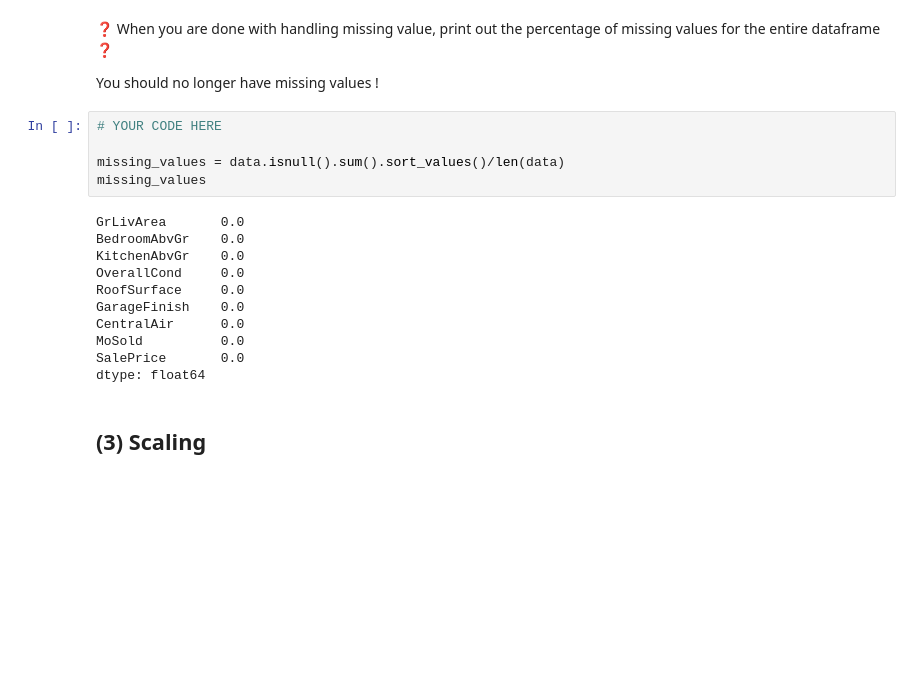
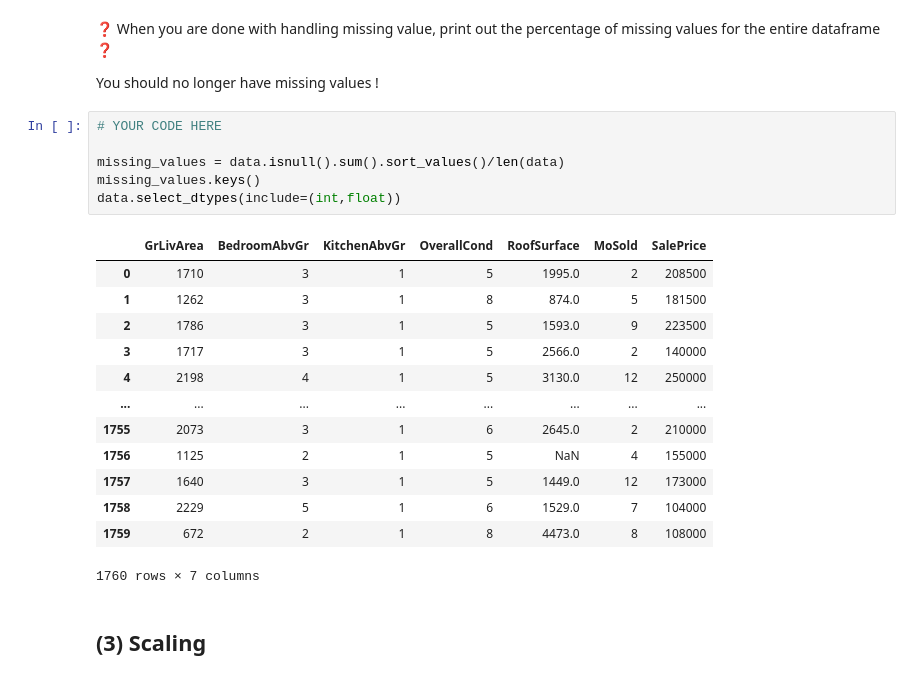
Before and after one commit to renzorico/data-preprocessing-workflow, a Jupyter notebook: Preprocessing-Workflow.ipynb, the cells around one changed output. Drawn from its saved outputs; the diff is of its cells as text; blank space fills up the shorter version.

```diff
--- a/Preprocessing-Workflow.ipynb
+++ b/Preprocessing-Workflow.ipynb
@@ -263,19 +281,23 @@ You should no longer have missing values !
 # %%
 # YOUR CODE HERE
 
 missing_values = data.isnull().sum().sort_values()/len(data)
-missing_values
+missing_values.keys()
+data.select_dtypes(include=(int,float))
 # %% [output]
+|  | GrLivArea | BedroomAbvGr | KitchenAbvGr | OverallCond | RoofSurface | MoSold | SalePrice |
+| 0 | 1710 | 3 | 1 | 5 | 1995.0 | 2 | 208500 |
+| 1 | 1262 | 3 | 1 | 8 | 874.0 | 5 | 181500 |
+| 2 | 1786 | 3 | 1 | 5 | 1593.0 | 9 | 223500 |
+| 3 | 1717 | 3 | 1 | 5 | 2566.0 | 2 | 140000 |
+| 4 | 2198 | 4 | 1 | 5 | 3130.0 | 12 | 250000 |
+| ... | ... | ... | ... | ... | ... | ... | ... |
+| 1755 | 2073 | 3 | 1 | 6 | 2645.0 | 2 | 210000 |
+| 1756 | 1125 | 2 | 1 | 5 | NaN | 4 | 155000 |
+| 1757 | 1640 | 3 | 1 | 5 | 1449.0 | 12 | 173000 |
+| 1758 | 2229 | 5 | 1 | 6 | 1529.0 | 7 | 104000 |
+| 1759 | 672 | 2 | 1 | 8 | 4473.0 | 8 | 108000 |
-GrLivArea       0.0
-BedroomAbvGr    0.0
-KitchenAbvGr    0.0
-OverallCond     0.0
-RoofSurface     0.0
-GarageFinish    0.0
-CentralAir      0.0
-MoSold          0.0
-SalePrice       0.0
-dtype: float64
+1760 rows × 7 columns
 # %% [markdown]
 ## (3) Scaling
 # %% [markdown]
```
Also changed, not shown: parts of 5 cells of this notebook.
